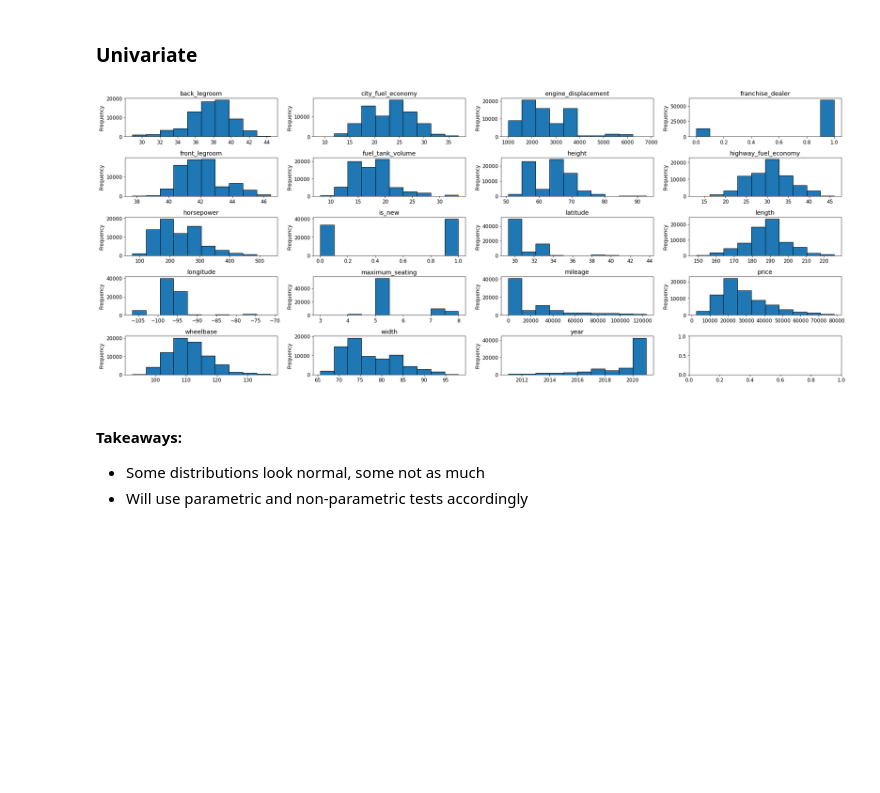
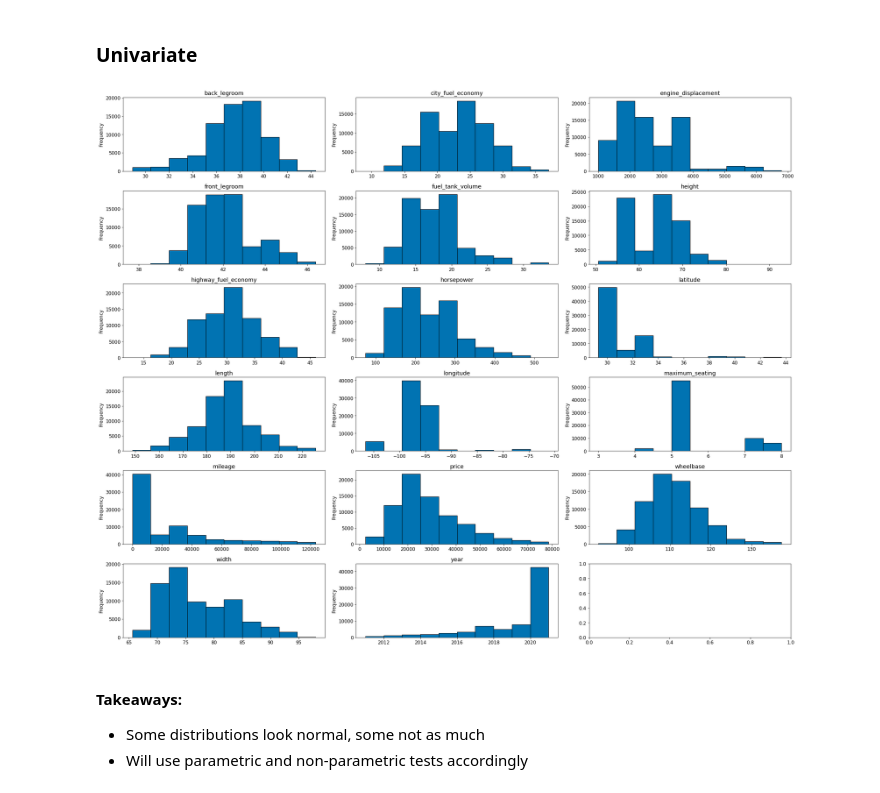
Before and after one commit to adam-talbot/used-cars-regression, a Jupyter notebook: final_notebook.ipynb, the cells around one changed output. Saved outputs shown, nothing was run; the diff lists cells and outputs as text; code cells hidden in the pictures; blank space fills up the shorter version.

```diff
--- a/final_notebook.ipynb
+++ b/final_notebook.ipynb
@@ -79,7 +79,8 @@ import evaluate as ev
 # matplotlib settings
 plt.rc('font', size=12)
 plt.rc('figure', figsize=(15, 7))
-pd.options.display.float_format = '{:.2f}'.format
+# pd.options.display.float_format = '{:.2f}'.format
+sns.set_palette('colorblind')
 # %% [markdown]
 ---
 ## Acquire
@@ -255,0 +272,5 @@ Test Proportion: 0.10 (9112 rows)
+# %%
+num_cols = train_exp.select_dtypes('number').columns.tolist()
+num_cols.remove('is_new')
+num_cols.remove('franchise_dealer')
+num_cols
@@ -257,13 +296,13 @@ Test Proportion: 0.10 (9112 rows)
 ### Univariate
 # %%
 # let's take a quick look at the distributions of the continuous variables
-fig, axs = plt.subplots(5, 4, sharey=False, figsize=(25, 10))
+fig, axs = plt.subplots(6, 3, sharey=False, figsize=(25, 20))
 axe = axs.ravel()
-for i, c in enumerate(train_exp.select_dtypes('number').columns):
+for i, c in enumerate(num_cols):
     train_exp[c].plot.hist(ax=axe[i],title=c, ec='black')
     plt.tight_layout()
 # %% [output]
-[figure, old version]
+[figure, new version]
 # %% [markdown]
 #### Takeaways:
 - Some distributions look normal, some not as much
```
Also changed, not shown: parts of 55 cells of this notebook, 3 other files.
